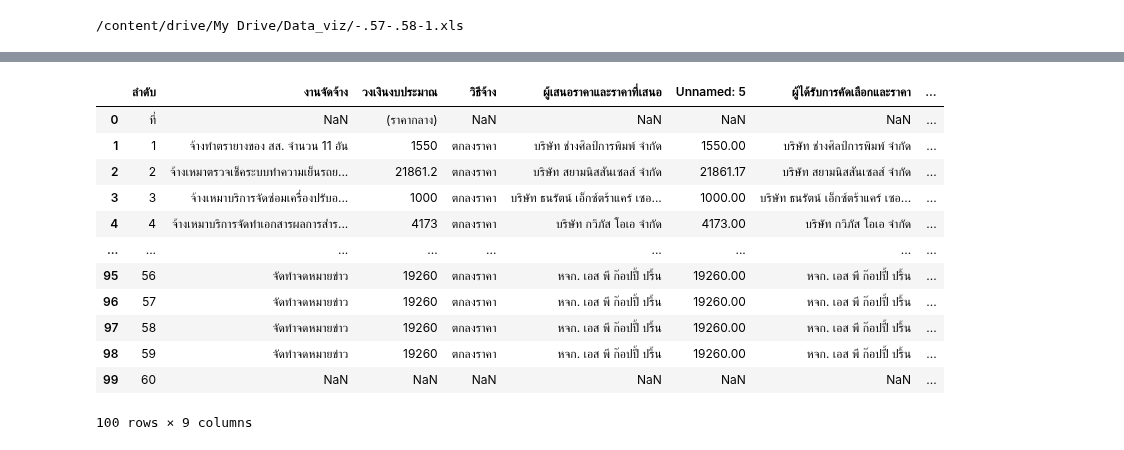
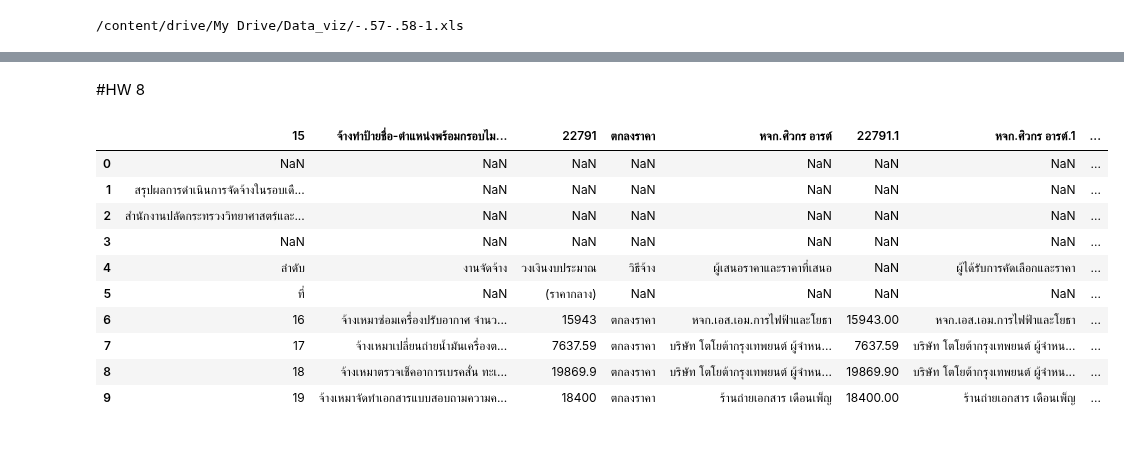
Before and after one commit to Kggzzz/data_viz, a Jupyter notebook: Quiz03.ipynb, the cells around one changed output, grey strips where cells are left out. Drawn from its saved outputs; the diff is of its cells as text; code cells hidden in the pictures.

```diff
--- a/Quiz03.ipynb
+++ b/Quiz03.ipynb
@@ -22,7 +22,7 @@ os.listdir(path)
  '3.-41-58.xls',
  '-.57-.58-1.xls']
 # %%
-_file_path = os.path.join(path,'-.57-.58-1.xls')
+sale_file_path = os.path.join(path,'-.57-.58-1.xls')
 print(sale_file_path)
 # %% [output]
 /content/drive/My Drive/Data_viz/-.57-.58-1.xls
@@ -29,17 +67,17 @@ print(sale_file_path)
+# %% [markdown]
+#HW 8
 # %%
-sale_df= pd.read_excel(sale_file_path,sheet_name=0,skiprows=0,header=4)
-sale_df
+sale_df = pd.read_excel(sale_file_path,sheet_name=0,skiprows=0,header=20)
+sale_df.head(10)
 # %% [output]
-|  | ลำดับ | งานจัดจ้าง | วงเงินงบประมาณ | วิธีจ้าง | ผู้เสนอราคาและราคาที่เสนอ | Unnamed: 5 | ผู้ได้รับการคัดเลือกและราคา | ... |
-| 0 | ที่ | NaN | (ราคากลาง) | NaN | NaN | NaN | NaN | ... |
-| 1 | 1 | จ้างทำตรายางของ สส. จำนวน 11 อัน | 1550 | ตกลงราคา | บริษัท ช่างศิลป์การพิมพ์ จำกัด | 1550.00 | บริษัท ช่างศิลป์การพิมพ์ จำกัด | ... |
-| 2 | 2 | จ้างเหมาตรวจเช็คระบบทำความเย็นรถย... | 21861.2 | ตกลงราคา | บริษัท สยามนิสสันเซลส์ จำกัด | 21861.17 | บริษัท สยามนิสสันเซลส์ จำกัด | ... |
-| 3 | 3 | จ้างเหมาบริการจัดซ่อมเครื่องปรับอ... | 1000 | ตกลงราคา | บริษัท ธนรัตน์ เอ็กซ์ตร้าแคร์ เซอ... | 1000.00 | บริษัท ธนรัตน์ เอ็กซ์ตร้าแคร์ เซอ... | ... |
-| 4 | 4 | จ้างเหมาบริการจัดทำเอกสารผลการสำร... | 4173 | ตกลงราคา | บริษัท กวิภัส โอเอ จำกัด | 4173.00 | บริษัท กวิภัส โอเอ จำกัด | ... |
-| ... | ... | ... | ... | ... | ... | ... | ... | ... |
-| 95 | 56 | จัดทำจดหมายข่าว | 19260 | ตกลงราคา | หจก. เอส พี ก๊อปปี้ ปริ้น | 19260.00 | หจก. เอส พี ก๊อปปี้ ปริ้น | ... |
-| 96 | 57 | จัดทำจดหมายข่าว | 19260 | ตกลงราคา | หจก. เอส พี ก๊อปปี้ ปริ้น | 19260.00 | หจก. เอส พี ก๊อปปี้ ปริ้น | ... |
-| 97 | 58 | จัดทำจดหมายข่าว | 19260 | ตกลงราคา | หจก. เอส พี ก๊อปปี้ ปริ้น | 19260.00 | หจก. เอส พี ก๊อปปี้ ปริ้น | ... |
-| 98 | 59 | จัดทำจดหมายข่าว | 19260 | ตกลงราคา | หจก. เอส พี ก๊อปปี้ ปริ้น | 19260.00 | หจก. เอส พี ก๊อปปี้ ปริ้น | ... |
-| 99 | 60 | NaN | NaN | NaN | NaN | NaN | NaN | ... |
+|  | 15 | จ้างทำป้ายชื่อ-ตำแหน่งพร้อมกรอบไม... | 22791 | ตกลงราคา | หจก.ศิวกร อารต์ | 22791.1 | หจก.ศิวกร อารต์.1 | ... |
+| 0 | NaN | NaN | NaN | NaN | NaN | NaN | NaN | ... |
+| 1 | สรุปผลการดำเนินการจัดจ้างในรอบเดื... | NaN | NaN | NaN | NaN | NaN | NaN | ... |
+| 2 | สำนักงานปลัดกระทรวงวิทยาศาสตร์และ... | NaN | NaN | NaN | NaN | NaN | NaN | ... |
+| 3 | NaN | NaN | NaN | NaN | NaN | NaN | NaN | ... |
+| 4 | ลำดับ | งานจัดจ้าง | วงเงินงบประมาณ | วิธีจ้าง | ผู้เสนอราคาและราคาที่เสนอ | NaN | ผู้ได้รับการคัดเลือกและราคา | ... |
+| 5 | ที่ | NaN | (ราคากลาง) | NaN | NaN | NaN | NaN | ... |
+| 6 | 16 | จ้างเหมาซ่อมเครื่องปรับอากาศ จำนว... | 15943 | ตกลงราคา | หจก.เอส.เอม.การไฟฟ้าและโยธา | 15943.00 | หจก.เอส.เอม.การไฟฟ้าและโยธา | ... |
+| 7 | 17 | จ้างเหมาเปลี่ยนถ่ายน้ำมันเครื่องต... | 7637.59 | ตกลงราคา | บริษัท โตโยต้ากรุงเทพยนต์ ผู้จำหน... | 7637.59 | บริษัท โตโยต้ากรุงเทพยนต์ ผู้จำหน... | ... |
+| 8 | 18 | จ้างเหมาตรวจเช็คอาการเบรคสั่น ทะเ... | 19869.9 | ตกลงราคา | บริษัท โตโยต้ากรุงเทพยนต์ ผู้จำหน... | 19869.90 | บริษัท โตโยต้ากรุงเทพยนต์ ผู้จำหน... | ... |
+| 9 | 19 | จ้างเหมาจัดทำเอกสารแบบสอบถามความค... | 18400 | ตกลงราคา | ร้านถ่ายเอกสาร เดือนเพ็ญ | 18400.00 | ร้านถ่ายเอกสาร เดือนเพ็ญ | ... |
-100 rows × 9 columns
```
Also changed, not shown: parts of 9 cells of this notebook.
